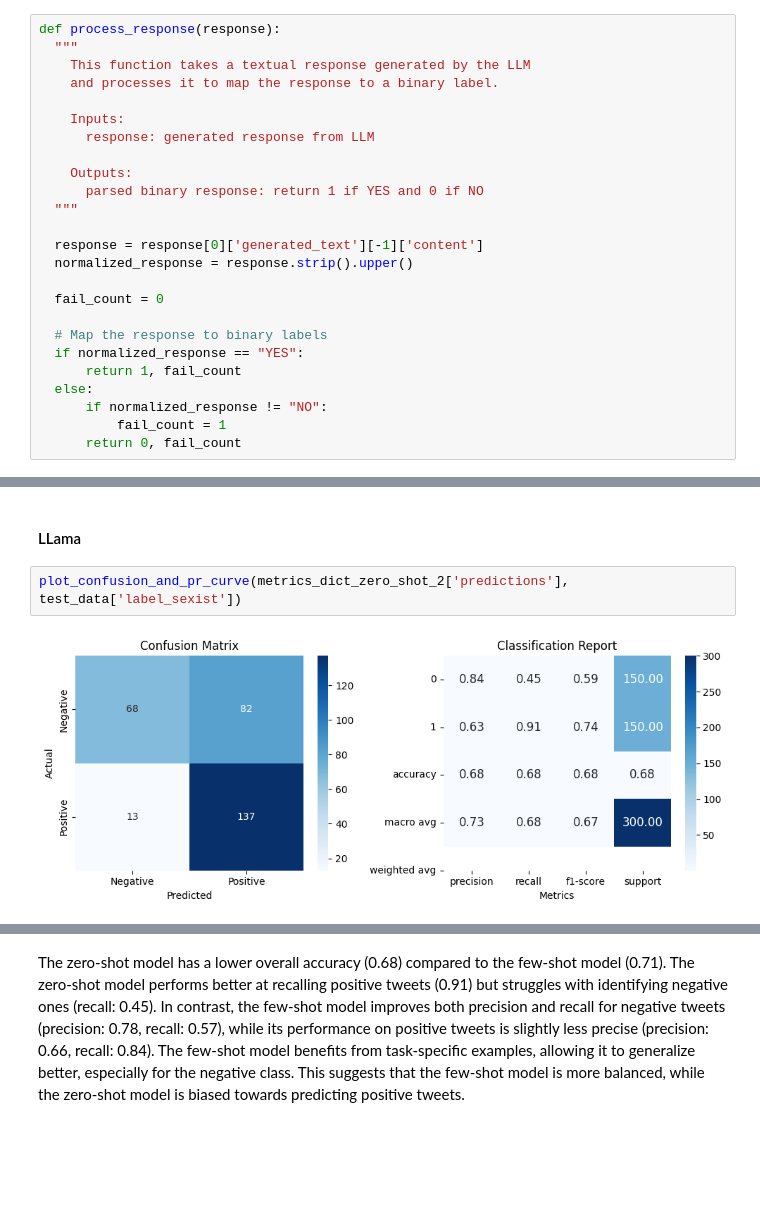
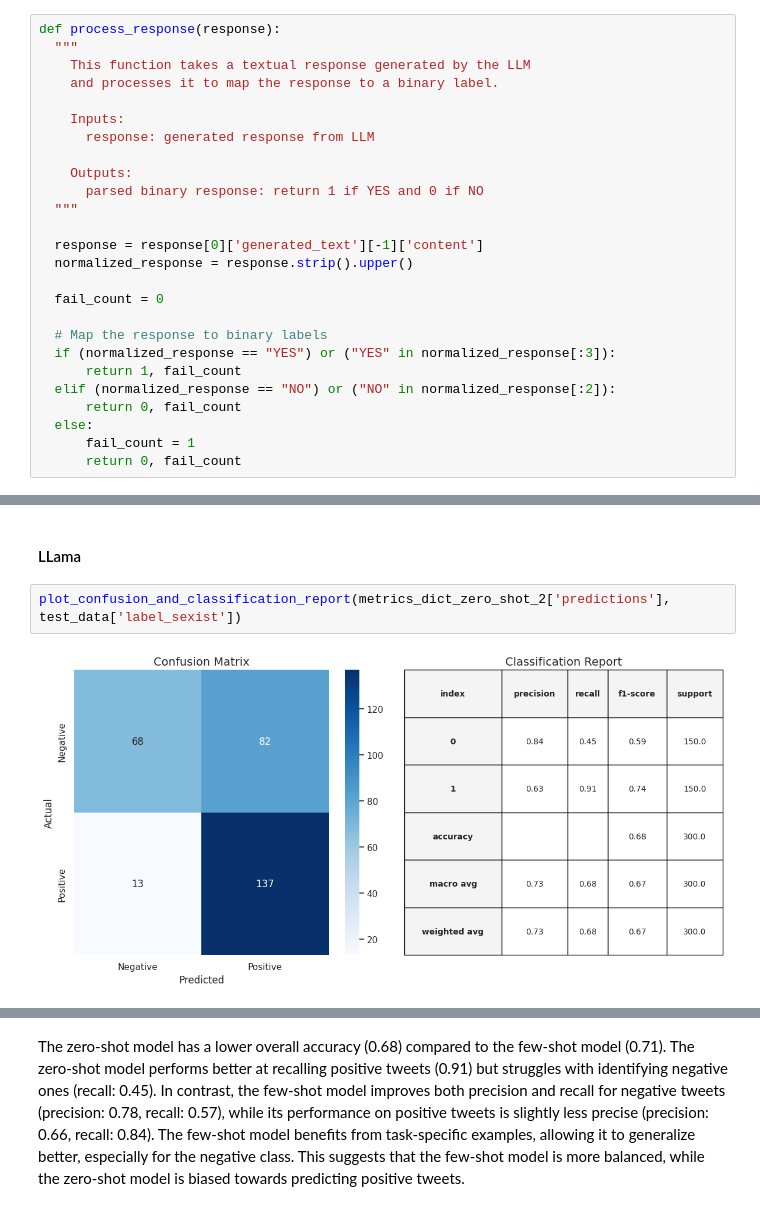
Before and after one commit to tancredibosi/nlp-assignments, a Jupyter notebook: [NLP_2425]_Assignment_2.ipynb, the cells around one changed output, grey strips where cells are left out. Drawn from its saved outputs; the diff is of its cells as text; blank space fills up the shorter version.

```diff
--- a/[NLP_2425]_Assignment_2.ipynb
+++ b/[NLP_2425]_Assignment_2.ipynb
@@ -445,11 +440,12 @@ def process_response(response):
   fail_count = 0
 
   # Map the response to binary labels
-  if normalized_response == "YES":
+  if (normalized_response == "YES") or ("YES" in normalized_response[:3]):
       return 1, fail_count
+  elif (normalized_response == "NO") or ("NO" in normalized_response[:2]):
+      return 0, fail_count
   else:
-      if normalized_response != "NO":
-          fail_count = 1
+      fail_count = 1
       return 0, fail_count
 # %% [markdown]
 ### Mistral
@@ -939,7 +974,7 @@ The improvement in the few-shot setup can be attributed to the task-specific exa
 # %% [markdown]
 #### LLama
 # %%
-plot_confusion_and_pr_curve(metrics_dict_zero_shot_2['predictions'], test_data['label_sexist'])
+plot_confusion_and_classification_report(metrics_dict_zero_shot_2['predictions'], test_data['label_sexist'])
 # %% [output]
-[figure, old version]
+[figure, new version]
 # %%
```
Also changed, not shown: parts of 42 cells of this notebook, 1 other file.
